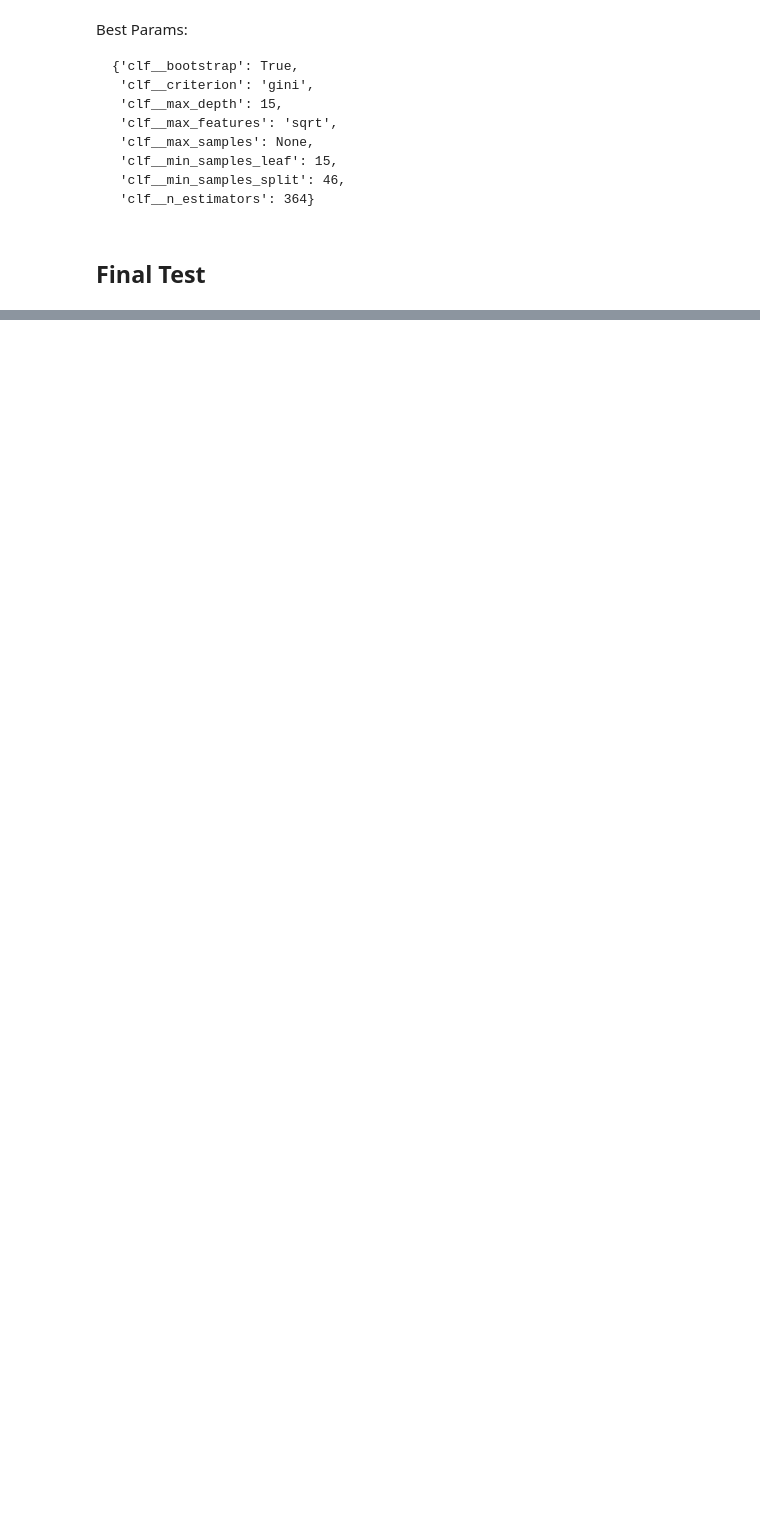
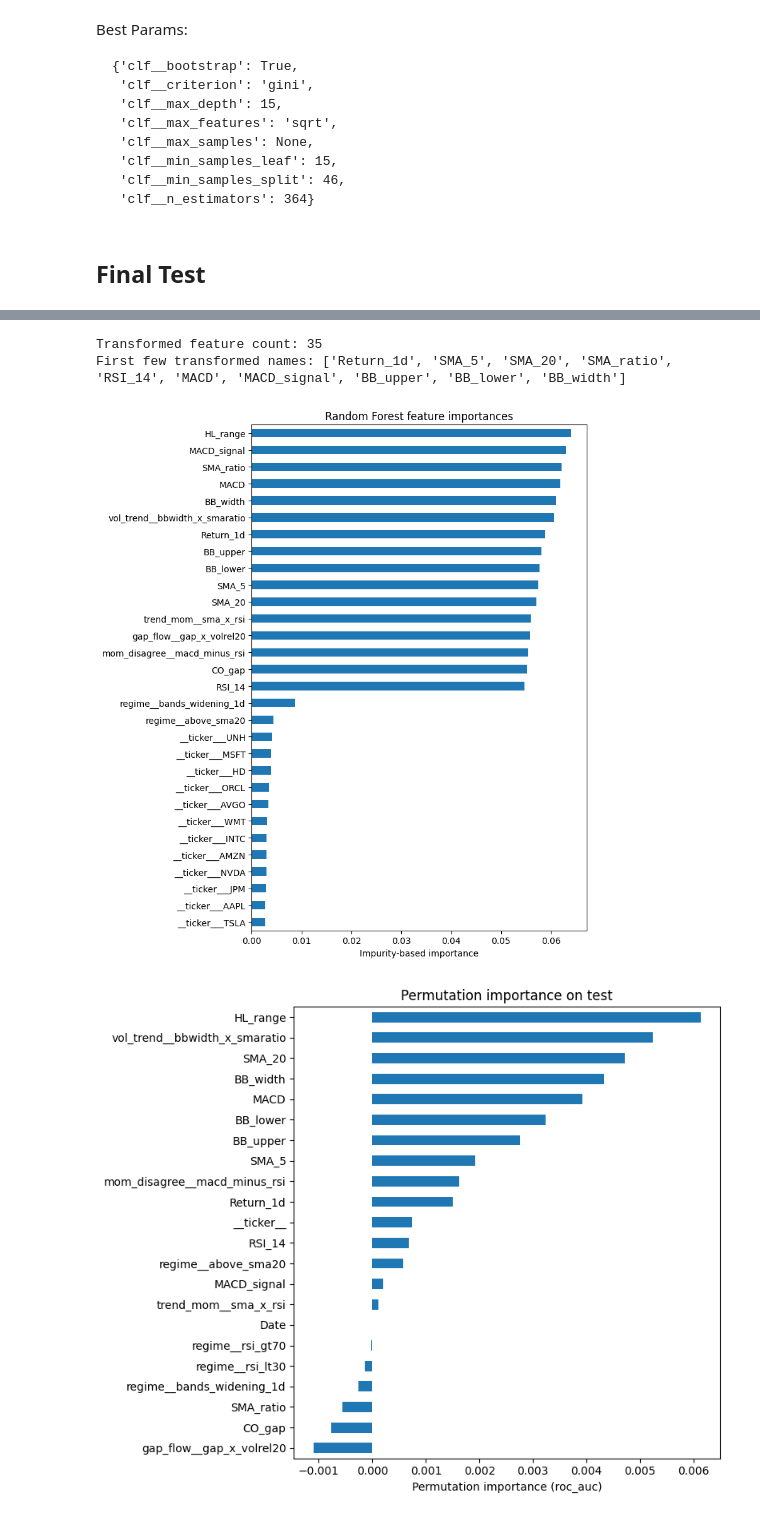
Before and after one commit to meaton96/StockPrediction, a Jupyter notebook: notebooks/04_RandomForest.ipynb, the cells around one changed output, grey strips where cells are left out. Cells and saved outputs as stored; diff of their text form; code cells hidden in the pictures; blank space fills up the shorter version.

```diff
--- a/notebooks/04_RandomForest.ipynb
+++ b/notebooks/04_RandomForest.ipynb
@@ -165,0 +237,67 @@ Best Params:
+# %%
+from src.visualization.feature_plots import (
+    plot_rf_impurity_importance,
+    plot_permutation_importance_on_test,
+    plot_partial_dependence_top,
+    get_transformed_feature_names,
+)
+
+
+pre, rf, final_pipe = make_global_rf_pipeline(num_cols)
+
+# fit the pipeline
+final_pipe.fit(X_ins, y_ins)
+
+# important: only __ticker__ is categorical in your pipeline
+cat_cols = ['__ticker__']
+
+# get transformed feature names in the order seen by RF
+preprocessor = final_pipe.named_steps["pre"]
+tf_names = get_transformed_feature_names(
+    preprocessor=preprocessor,
+    numeric_cols=num_cols,
+    cat_cols=cat_cols,
+)
+
+print("Transformed feature count:", len(tf_names))
+print("First few transformed names:", tf_names[:10])
+
+# 1) Impurity-based feature importance (fast)
+importances = plot_rf_impurity_importance(
+    final_pipe,
+    feature_names=tf_names,
+    top=30
+)
+
+# 2) Permutation importance on the final test set (honest, slower)
+perm_imp, perm_raw = plot_permutation_importance_on_test(
+    final_pipe,
+    X_test,
+    y_test,
+    scoring="roc_auc",
+    n_repeats=10,
+    random_state=42,
+    top=30
+)
+
+# 3) Partial dependence for a few key numeric features
+# pick your top few numeric drivers from `importances` or domain sense:
+pdp_feats = num_cols # all for now? not sure what is best
+# filter to ones that actually exist in X_test
+pdp_feats = [f for f in pdp_feats if f in X_test.columns]
+
+if pdp_feats:
+    plot_partial_dependence_top(
+        final_pipe,
+        X_test,
+        features=pdp_feats,
+        kind="average",
+        grid_resolution=60
+    )
+else:
+    print("No PDP features found among X_test columns; update pdp_feats.")
+# %% [output]
+Transformed feature count: 35
+First few transformed names: ['Return_1d', 'SMA_5', 'SMA_20', 'SMA_ratio', 'RSI_14', 'MACD', 'MACD_signal', 'BB_upper', 'BB_lower', 'BB_width']
+[figure, added]
+[figure, added]
```
Also changed, not shown: parts of 8 cells of this notebook, 7 other files.
